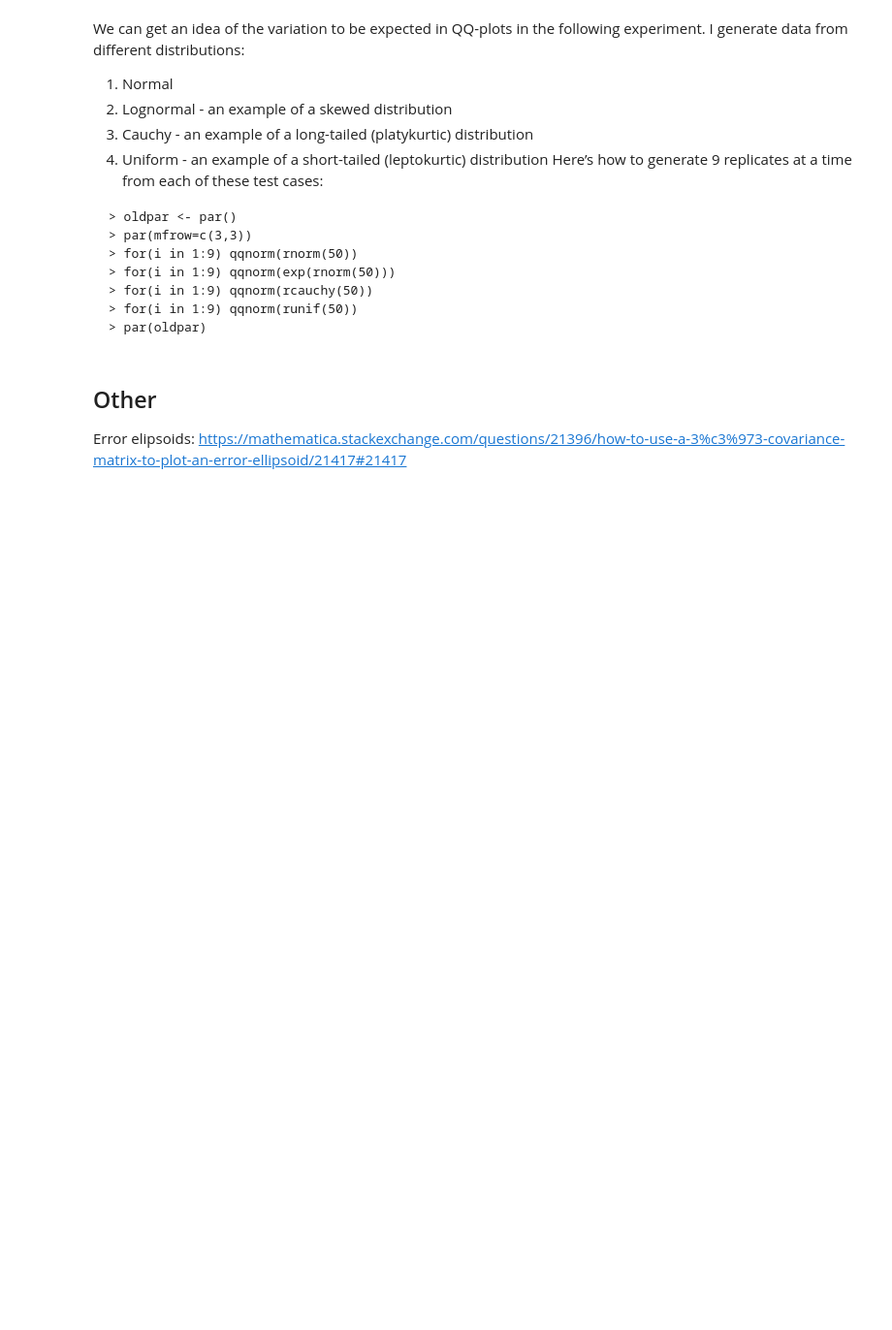
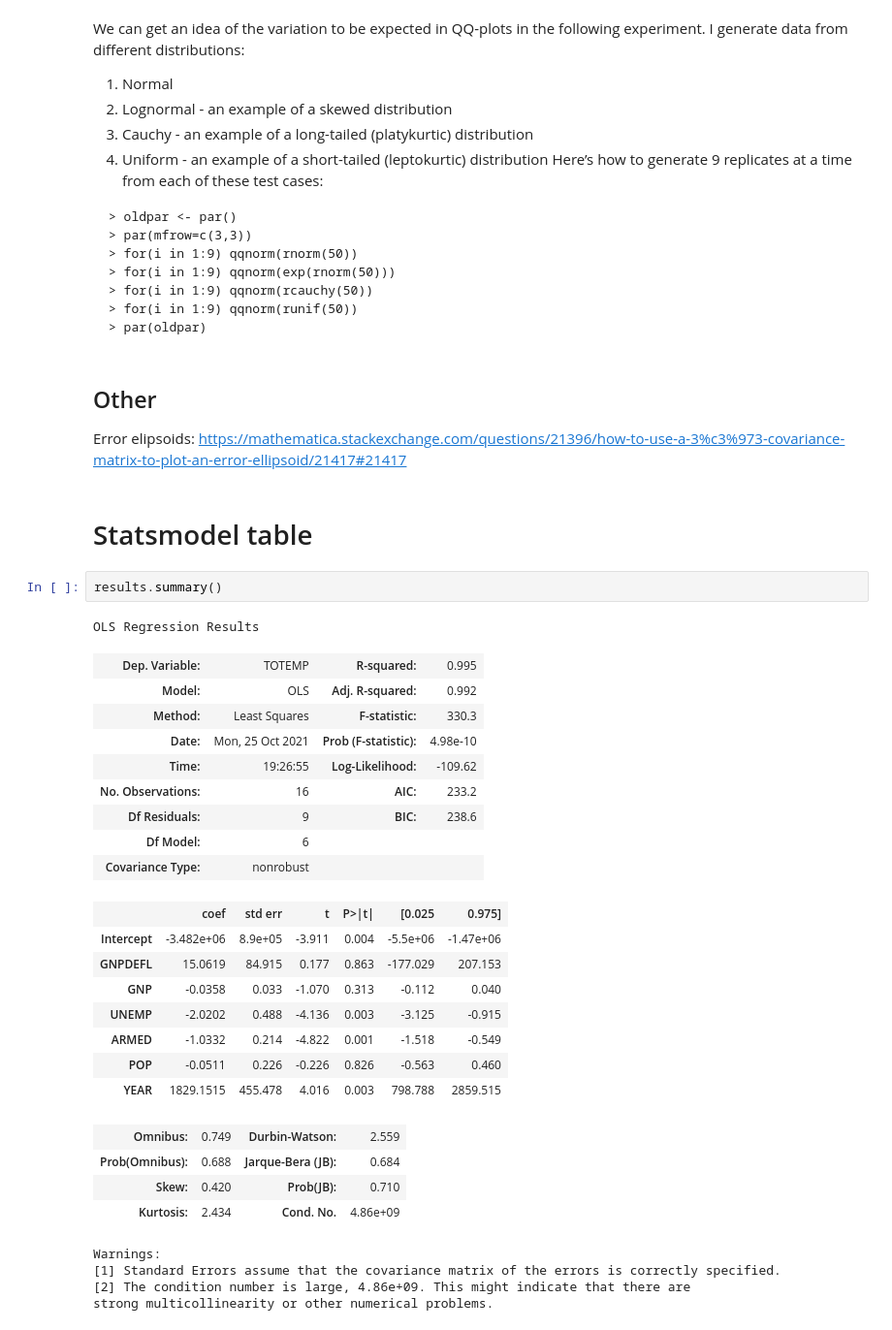
Before and after one commit to datali-ch/fantasticfeatures, a Jupyter notebook: notes.ipynb, the cells around one changed output. Shown at 97% size. Cells and saved outputs as stored; diff of their text form; blank space fills up the shorter version.

Commit message:
more notes on using summary tables

```diff
--- a/notes.ipynb
+++ b/notes.ipynb
@@ -279,3 +281,34 @@ Here’s how to generate 9 replicates at a time from each of these test cases:
 # %% [markdown]
 ## Other
 Error elipsoids: https://mathematica.stackexchange.com/questions/21396/how-to-use-a-3%c3%973-covariance-matrix-to-plot-an-error-ellipsoid/21417#21417
+# %% [markdown]
+# Statsmodel table
+# %%
+results.summary()
+# %% [output]
+OLS Regression Results
+| Dep. Variable: | TOTEMP | R-squared: | 0.995 |
+| Model: | OLS | Adj. R-squared: | 0.992 |
+| Method: | Least Squares | F-statistic: | 330.3 |
+| Date: | Mon, 25 Oct 2021 | Prob (F-statistic): | 4.98e-10 |
+| Time: | 19:26:55 | Log-Likelihood: | -109.62 |
+| No. Observations: | 16 | AIC: | 233.2 |
+| Df Residuals: | 9 | BIC: | 238.6 |
+| Df Model: | 6 |  |  |
+| Covariance Type: | nonrobust |  |  |
+|  | coef | std err | t | P>|t| | [0.025 | 0.975] |
+| Intercept | -3.482e+06 | 8.9e+05 | -3.911 | 0.004 | -5.5e+06 | -1.47e+06 |
+| GNPDEFL | 15.0619 | 84.915 | 0.177 | 0.863 | -177.029 | 207.153 |
+| GNP | -0.0358 | 0.033 | -1.070 | 0.313 | -0.112 | 0.040 |
+| UNEMP | -2.0202 | 0.488 | -4.136 | 0.003 | -3.125 | -0.915 |
+| ARMED | -1.0332 | 0.214 | -4.822 | 0.001 | -1.518 | -0.549 |
+| POP | -0.0511 | 0.226 | -0.226 | 0.826 | -0.563 | 0.460 |
+| YEAR | 1829.1515 | 455.478 | 4.016 | 0.003 | 798.788 | 2859.515 |
+| Omnibus: | 0.749 | Durbin-Watson: | 2.559 |
+| Prob(Omnibus): | 0.688 | Jarque-Bera (JB): | 0.684 |
+| Skew: | 0.420 | Prob(JB): | 0.710 |
+| Kurtosis: | 2.434 | Cond. No. | 4.86e+09 |
+Warnings:
+[1] Standard Errors assume that the covariance matrix of the errors is correctly specified.
+[2] The condition number is large, 4.86e+09. This might indicate that there are
+strong multicollinearity or other numerical problems.
```
Also changed, not shown: parts of 15 cells of this notebook.
